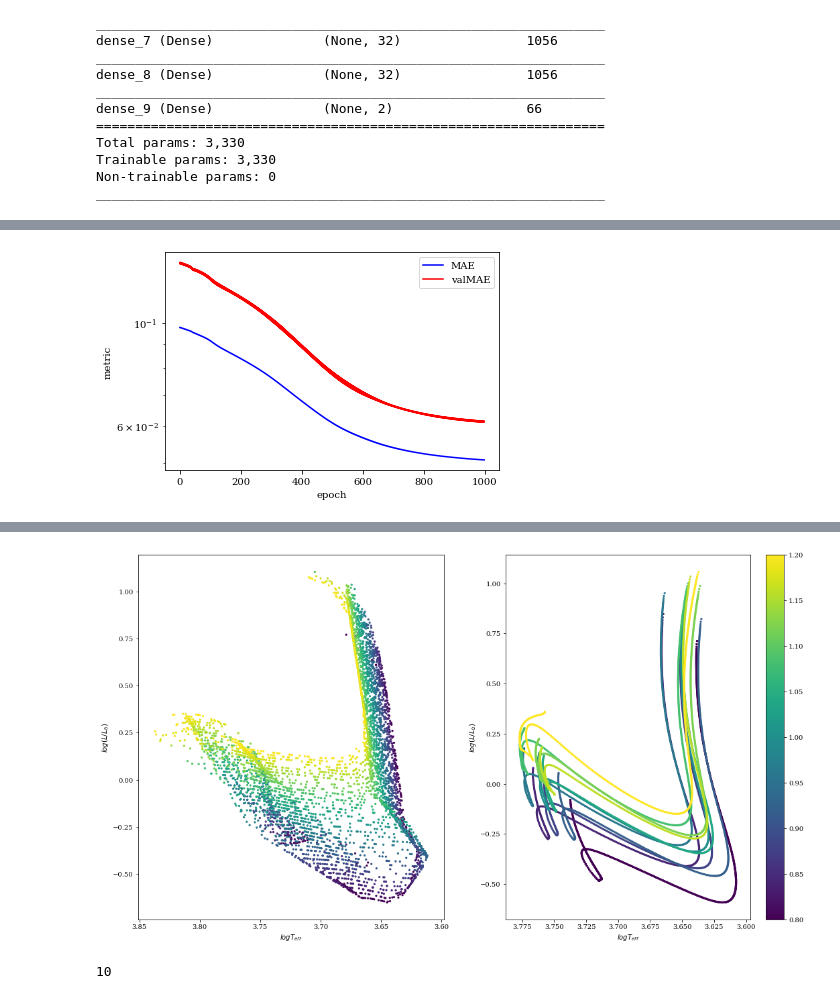
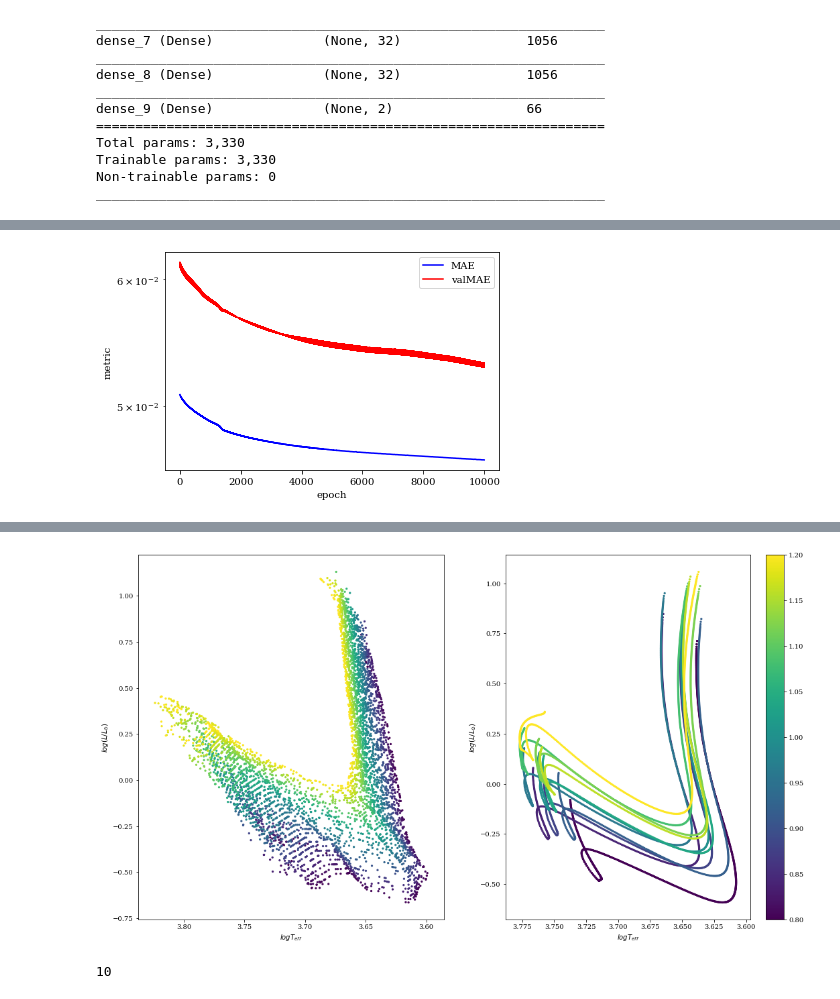
Before and after one commit to Harry-Westwood/Y4-Project-InterNeuralStellar, a Jupyter notebook: Hin's_files/grid02.ipynb, the cells around one changed output, grey strips where cells are left out. Cells and saved outputs as stored; diff of their text form; code cells hidden in the pictures.

Commit message:
Grid NN: the results of trial 3 of mid grid, as mentioned in commit #102

```diff
--- a/Hin's_files/grid02.ipynb
+++ b/Hin's_files/grid02.ipynb
@@ -201,7 +201,7 @@ Trainable params: 3,330
 Non-trainable params: 0
 _________________________________________________________________
 # %%
-epoch_no=1000
+epoch_no=10000
 class showProgress(keras.callbacks.Callback):
     def on_epoch_end(self, epoch, logs):
         if epoch % int(epoch_no/100) == 0:
@@ -244,13 +244,13 @@ training done! now=2019-11-18 03:16:45.205553 | Time lapsed=0:47:20.734399
 # %%
-plotHist(history, 2, 'mid_grid_pics', plot_MSE=False)
+plotHist(history, 3, 'mid_grid_pics', plot_MSE=False)
 eva_in=fetchData(evo[10], ['mass','age'],index_dict)
 eva_out=fetchData(evo[10],['L','Teff'],index_dict)
 m1.evaluate(np.array(eva_in).T,np.array(eva_out).T,verbose=2)
 No_tracks=10
 sep=int(len(evo)/No_tracks)
 NN_tracks=m1.predict(np.array([x_in[0][0::sep],x_in[1][0::sep]]).T,verbose=2).T
 NN_m=x_in[0][0::sep]
 plot_tracks,plot_m=datatoplot(evo[0::sep],index_dict)
-plotHR(NN_tracks[1], NN_tracks[0], NN_m, np.log10(plot_tracks[0]), np.log10(plot_tracks[1]), plot_m, 2, 'mid_grid_pics')
+plotHR(NN_tracks[1], NN_tracks[0], NN_m, np.log10(plot_tracks[0]), np.log10(plot_tracks[1]), plot_m, 3, 'mid_grid_pics')
 # %% [output]
-[figure, old version]
+[figure, new version]
@@ -258,5 +258,5 @@ plotHR(NN_tracks[1], NN_tracks[0], NN_m, np.log10(plot_tracks[0]), np.log10(plot
 5060/1 - 0s
-[figure, old version]
+[figure, new version]
 # %%
 print(len(index_dict))
 # %% [output]
```
Also changed, not shown: parts of 4 cells of this notebook.
